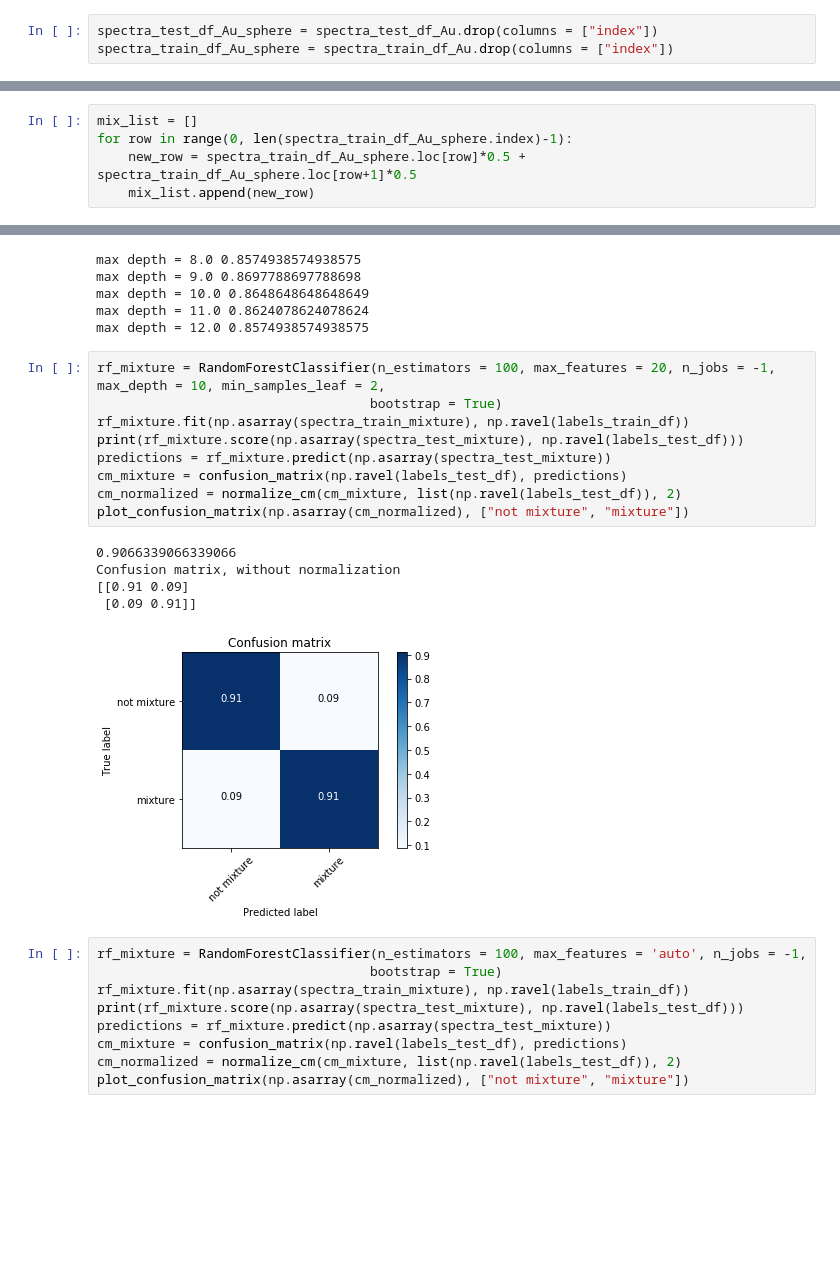
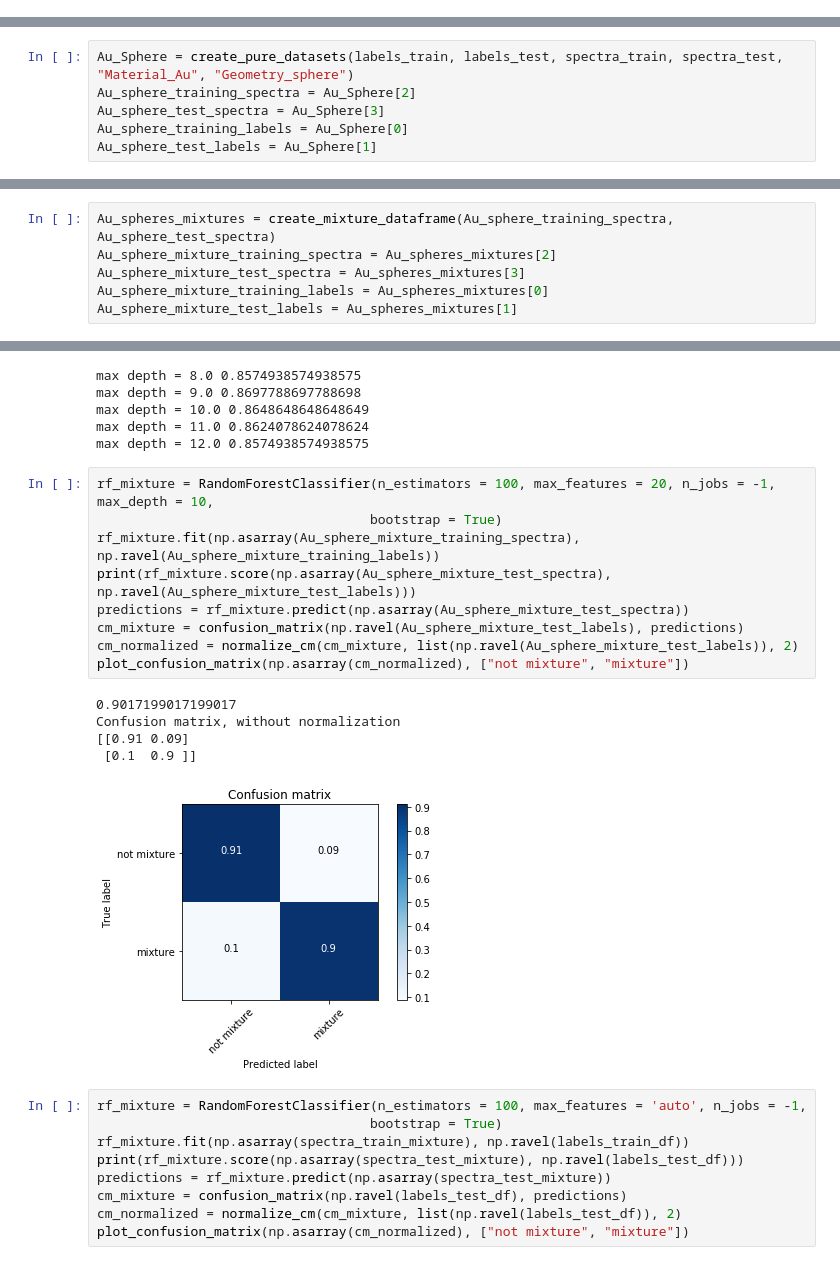
Before and after one commit to chloechsu/nanoparticle, a Jupyter notebook: src/Mixture_Study .ipynb, the cells around one changed output, grey strips where cells are left out. Saved outputs shown, nothing was run; the diff lists cells and outputs as text; blank space fills up the shorter version.

```diff
--- a/src/Mixture_Study .ipynb
+++ b/src/Mixture_Study .ipynb
@@ -119,3 +70,0 @@ spectra_train_df_Au.reset_index(inplace = True)
-# %%
-spectra_test_df_Au_sphere = spectra_test_df_Au.drop(columns = ["index"])
-spectra_train_df_Au_sphere = spectra_train_df_Au.drop(columns = ["index"])
@@ -155,0 +110,6 @@ RF_Au_Sphere = Train_Random_Forests_Size_Regression("all", spectra_train_df_Au_s
+# %%
+Au_Sphere = create_pure_datasets(labels_train, labels_test, spectra_train, spectra_test, "Material_Au", "Geometry_sphere")
+Au_sphere_training_spectra = Au_Sphere[2]
+Au_sphere_test_spectra = Au_Sphere[3]
+Au_sphere_training_labels = Au_Sphere[0]
+Au_sphere_test_labels = Au_Sphere[1]
@@ -164,5 +137,0 @@ len(spectra_train_df_Au_sphere.columns)
-# %%
-mix_list = []
-for row in range(0, len(spectra_train_df_Au_sphere.index)-1):
-    new_row = spectra_train_df_Au_sphere.loc[row]*0.5 + spectra_train_df_Au_sphere.loc[row+1]*0.5
-    mix_list.append(new_row)
@@ -168,0 +179,6 @@ for row in range(0, len(spectra_train_df_Au_sphere.index)-1):
+# %%
+Au_spheres_mixtures = create_mixture_dataframe(Au_sphere_training_spectra, Au_sphere_test_spectra)
+Au_sphere_mixture_training_spectra = Au_spheres_mixtures[2]
+Au_sphere_mixture_test_spectra = Au_spheres_mixtures[3]
+Au_sphere_mixture_training_labels = Au_spheres_mixtures[0]
+Au_sphere_mixture_test_labels = Au_spheres_mixtures[1]
@@ -272,20 +265,20 @@ max depth = 10.0 0.8648648648648649
 max depth = 11.0 0.8624078624078624
 max depth = 12.0 0.8574938574938575
 # %%
-rf_mixture = RandomForestClassifier(n_estimators = 100, max_features = 20, n_jobs = -1, max_depth = 10, min_samples_leaf = 2,
+rf_mixture = RandomForestClassifier(n_estimators = 100, max_features = 20, n_jobs = -1, max_depth = 10,
                                    bootstrap = True)
-rf_mixture.fit(np.asarray(spectra_train_mixture), np.ravel(labels_train_df))
-print(rf_mixture.score(np.asarray(spectra_test_mixture), np.ravel(labels_test_df)))
-predictions = rf_mixture.predict(np.asarray(spectra_test_mixture))
-cm_mixture = confusion_matrix(np.ravel(labels_test_df), predictions)
-cm_normalized = normalize_cm(cm_mixture, list(np.ravel(labels_test_df)), 2)
+rf_mixture.fit(np.asarray(Au_sphere_mixture_training_spectra), np.ravel(Au_sphere_mixture_training_labels))
+print(rf_mixture.score(np.asarray(Au_sphere_mixture_test_spectra), np.ravel(Au_sphere_mixture_test_labels)))
+predictions = rf_mixture.predict(np.asarray(Au_sphere_mixture_test_spectra))
+cm_mixture = confusion_matrix(np.ravel(Au_sphere_mixture_test_labels), predictions)
+cm_normalized = normalize_cm(cm_mixture, list(np.ravel(Au_sphere_mixture_test_labels)), 2)
 plot_confusion_matrix(np.asarray(cm_normalized), ["not mixture", "mixture"])
 # %% [output]
-0.9066339066339066
+0.9017199017199017
 Confusion matrix, without normalization
 [[0.91 0.09]
- [0.09 0.91]]
+ [0.1  0.9 ]]
-[figure, old version]
+[figure, new version]
 # %%
 rf_mixture = RandomForestClassifier(n_estimators = 100, max_features = 'auto', n_jobs = -1,
                                    bootstrap = True)
```
Also changed, not shown: parts of 37 cells of this notebook, 3 other files.
